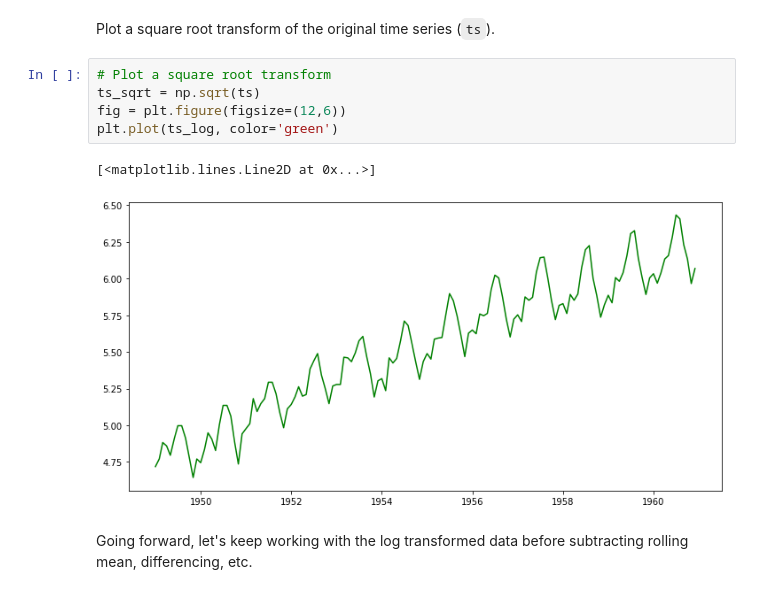
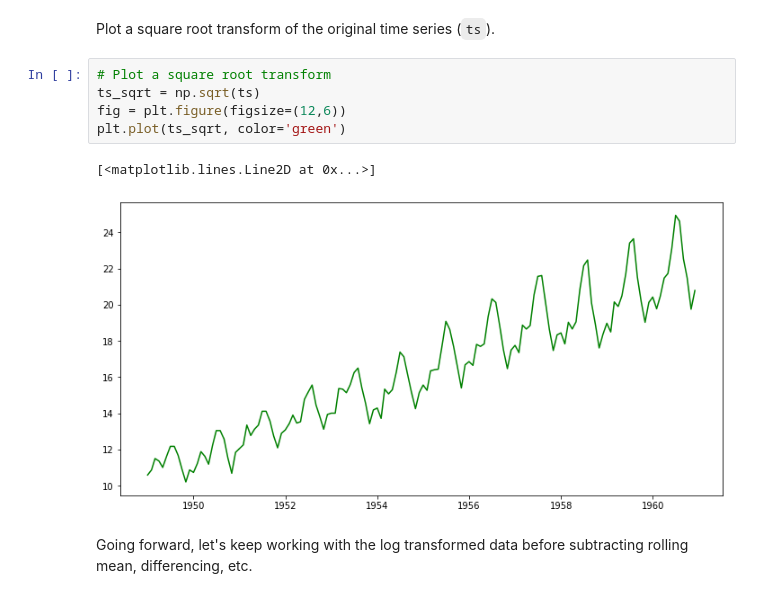
Before and after one commit to daveajstearns/dsc-removing-trends-lab-nyc-ds-021720, a Jupyter notebook: index.ipynb, the cells around one changed output. Cells and saved outputs as stored; diff of their text form.

```diff
--- a/index.ipynb
+++ b/index.ipynb
@@ -136,11 +136,11 @@ Plot a square root  transform of the original time series (`ts`).
 # %%
 # Plot a square root transform
 ts_sqrt = np.sqrt(ts)
 fig = plt.figure(figsize=(12,6))
-plt.plot(ts_log, color='green')
+plt.plot(ts_sqrt, color='green')
 # %% [output]
 [<matplotlib.lines.Line2D at 0x...>]
-[figure, old version]
+[figure, new version]
 # %% [markdown]
 Going forward, let's keep working with the log transformed data before subtracting rolling mean, differencing, etc.
 # %% [markdown]
```
